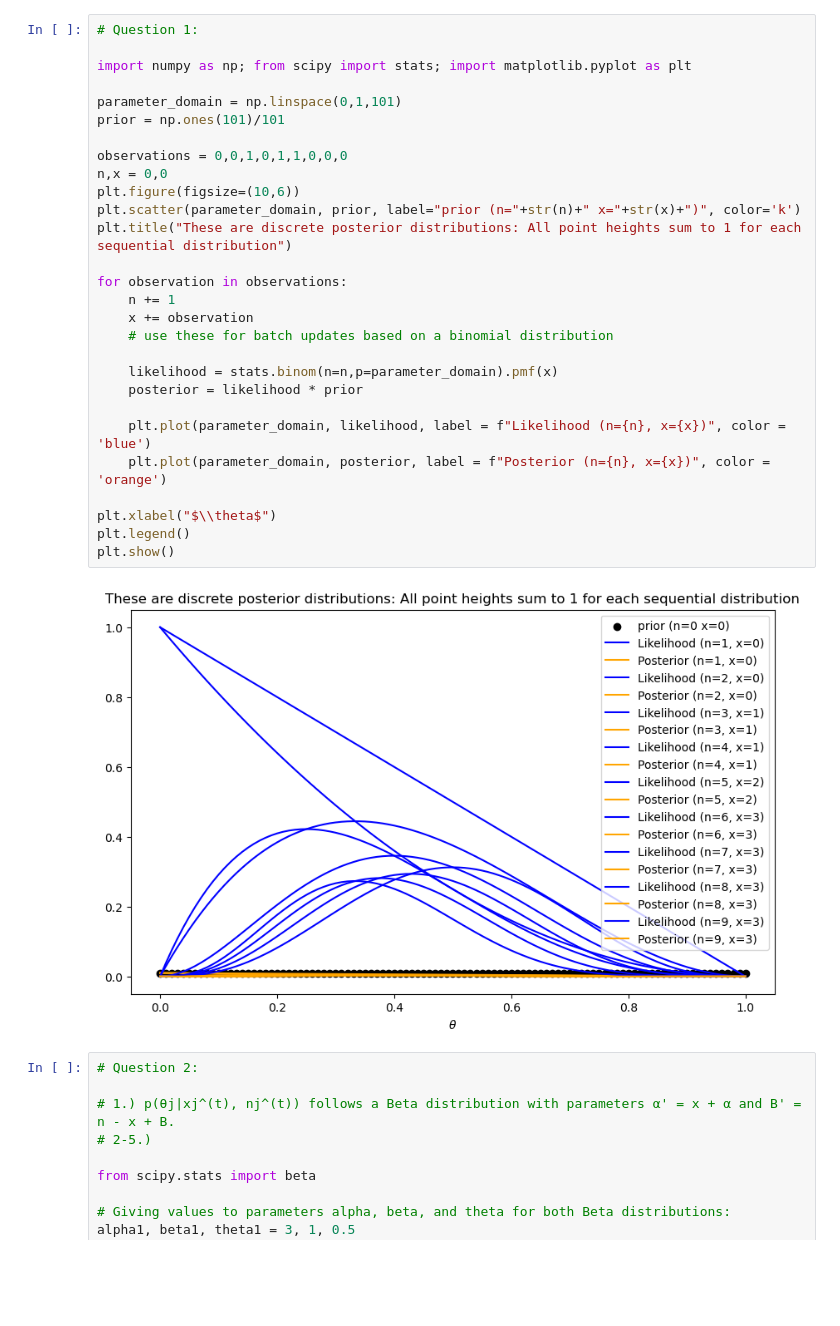
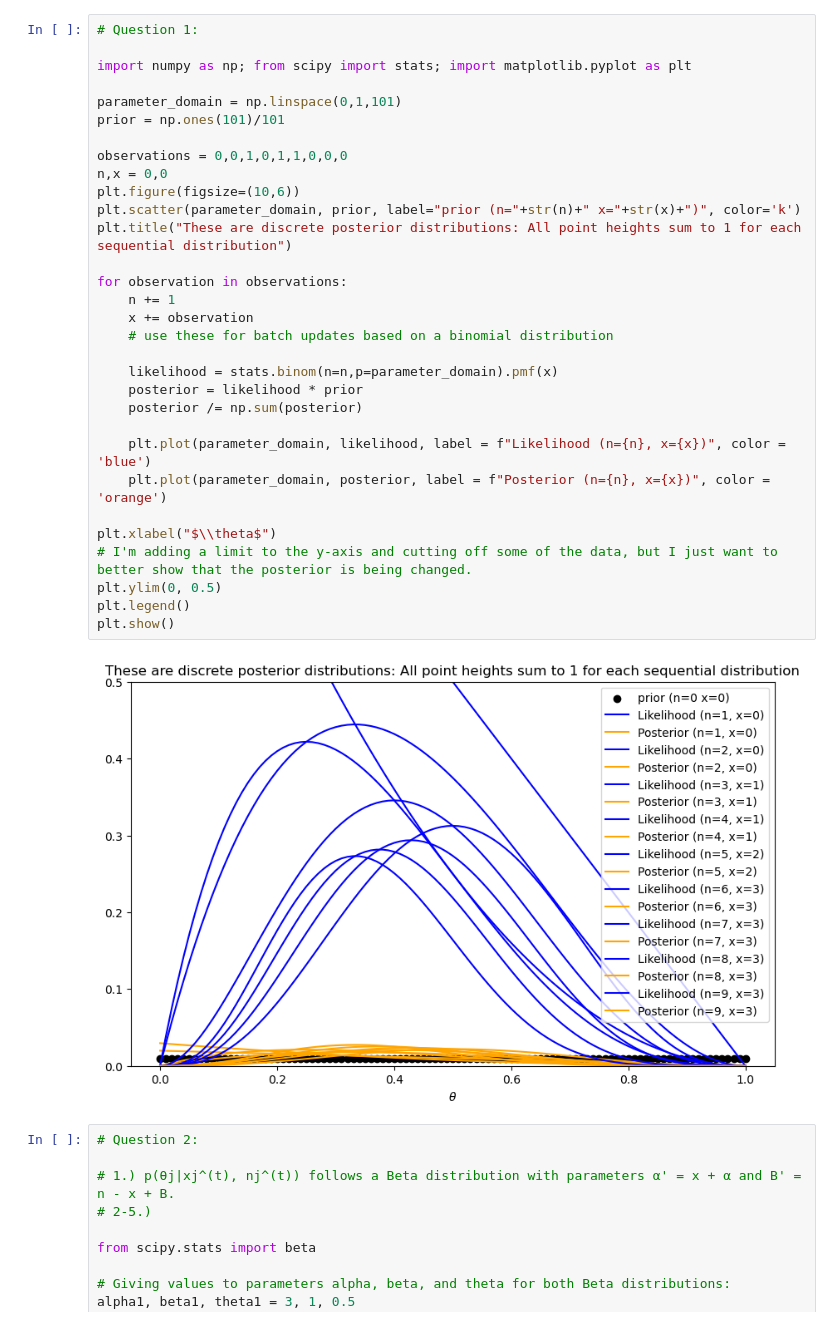
Before and after one commit to breccali/365HW, a Jupyter notebook: 365HW2.ipynb, the cells around one changed output. Saved outputs shown, nothing was run; the diff lists cells and outputs as text; blank space fills up the shorter version.

```diff
--- a/365HW2.ipynb
+++ b/365HW2.ipynb
@@ -1,33 +1,36 @@
 # %%
 # Question 1:
 
 import numpy as np; from scipy import stats; import matplotlib.pyplot as plt
 
 parameter_domain = np.linspace(0,1,101)
 prior = np.ones(101)/101
 
 observations = 0,0,1,0,1,1,0,0,0
 n,x = 0,0
 plt.figure(figsize=(10,6))
 plt.scatter(parameter_domain, prior, label="prior (n="+str(n)+" x="+str(x)+")", color='k')
 plt.title("These are discrete posterior distributions: All point heights sum to 1 for each sequential distribution")
 
 for observation in observations:
     n += 1
     x += observation
     # use these for batch updates based on a binomial distribution
 
     likelihood = stats.binom(n=n,p=parameter_domain).pmf(x)
     posterior = likelihood * prior
+    posterior /= np.sum(posterior)
 
     plt.plot(parameter_domain, likelihood, label = f"Likelihood (n={n}, x={x})", color = 'blue')
     plt.plot(parameter_domain, posterior, label = f"Posterior (n={n}, x={x})", color = 'orange')
 
 plt.xlabel("$\\theta$")
+# I'm adding a limit to the y-axis and cutting off some of the data, but I just want to better show that the posterior is being changed.
+plt.ylim(0, 0.5)
 plt.legend()
 plt.show()
 # %% [output]
-[figure, old version]
+[figure, new version]
 # %%
 # Question 2:
 
```
